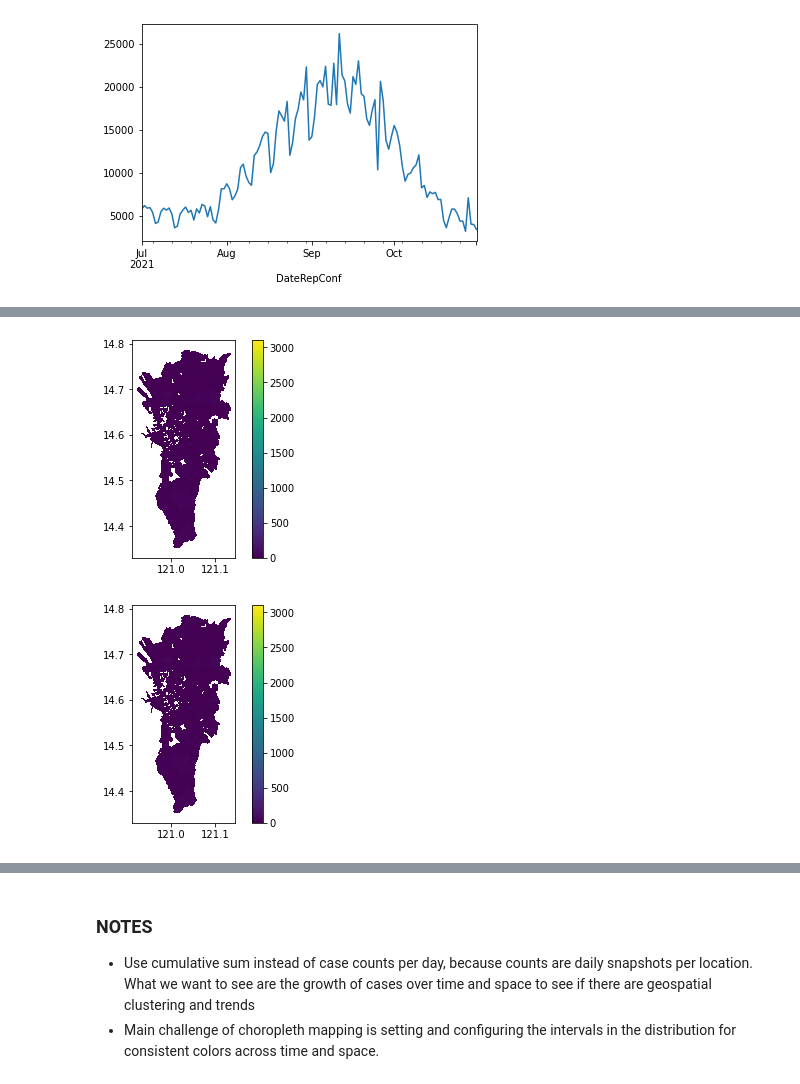
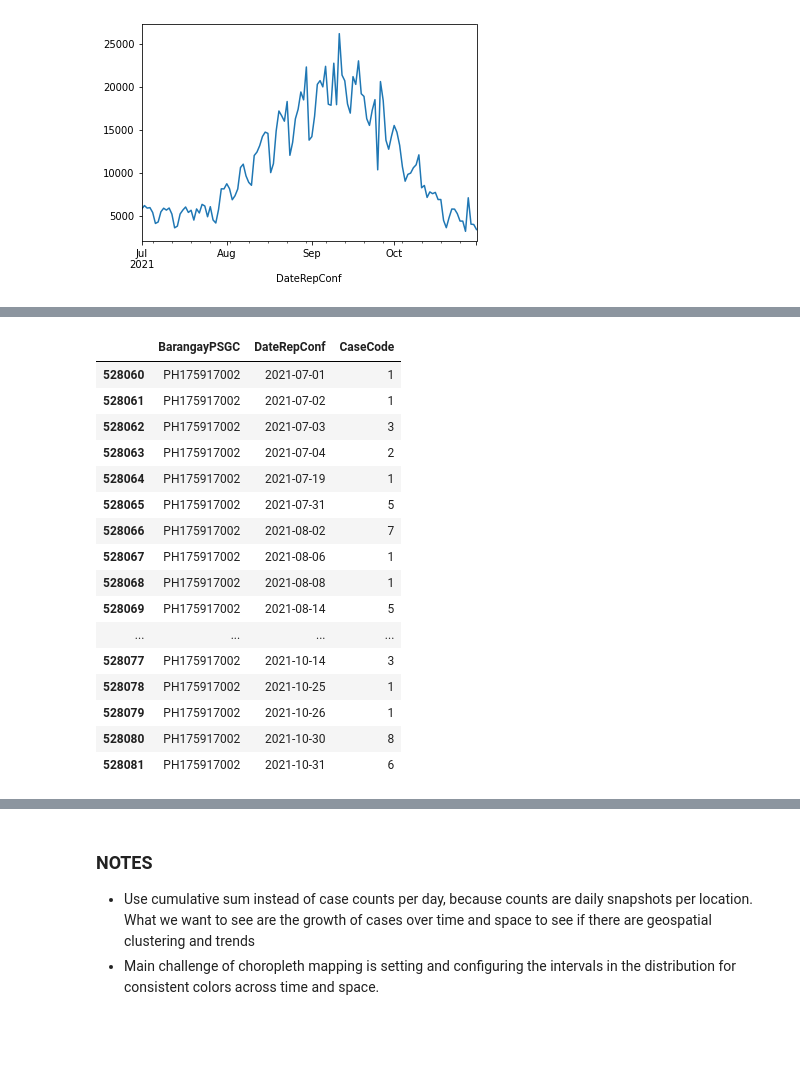
Before and after one commit to tropicalmentat/covid-bgy-geoprocess, a Jupyter notebook: geoprocess.ipynb, the cells around one changed output, grey strips where cells are left out. Cells and saved outputs as stored; diff of their text form; code cells hidden in the pictures; blank space fills up the shorter version.

```diff
--- a/geoprocess.ipynb
+++ b/geoprocess.ipynb
@@ -58,11 +39,0 @@ sample.to_file(r'data/processed/delta_aug15_bgy.shp')
-# %%
-sample.loc[sample.Reg_Code=='PH130000000'].plot(column='CaseCode',
-                                                legend=True,
-                                                vmin=0,
-                                                vmax=3100,
-                                                k=5,
-                                                antialiased=False,
-                                                linewidth=0).get_figure()
-# %% [output]
-[figure, removed]
-[figure, removed]
@@ -73,2 +40,20 @@ mm_bnd = df_bnd.loc[df_bnd.Reg_Code=='PH130000000']
 # %%
-base['cumsum'] = base[['BarangayPSGC','CaseCode']].groupby('BarangayPSGC').cumsum()
+base.loc[base.BarangayPSGC=='PH175917002']
+# %% [output]
+|  | BarangayPSGC | DateRepConf | CaseCode |
+| 528060 | PH175917002 | 2021-07-01 | 1 |
+| 528061 | PH175917002 | 2021-07-02 | 1 |
+| 528062 | PH175917002 | 2021-07-03 | 3 |
+| 528063 | PH175917002 | 2021-07-04 | 2 |
+| 528064 | PH175917002 | 2021-07-19 | 1 |
+| 528065 | PH175917002 | 2021-07-31 | 5 |
+| 528066 | PH175917002 | 2021-08-02 | 7 |
+| 528067 | PH175917002 | 2021-08-06 | 1 |
+| 528068 | PH175917002 | 2021-08-08 | 1 |
+| 528069 | PH175917002 | 2021-08-14 | 5 |
+| ... | ... | ... | ... |
+| 528077 | PH175917002 | 2021-10-14 | 3 |
+| 528078 | PH175917002 | 2021-10-25 | 1 |
+| 528079 | PH175917002 | 2021-10-26 | 1 |
+| 528080 | PH175917002 | 2021-10-30 | 8 |
+| 528081 | PH175917002 | 2021-10-31 | 6 |
```
Also changed, not shown: parts of 16 cells of this notebook.
